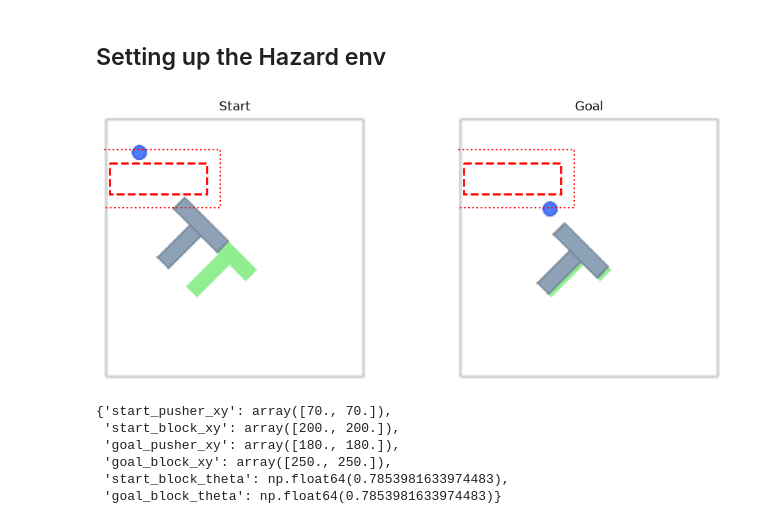
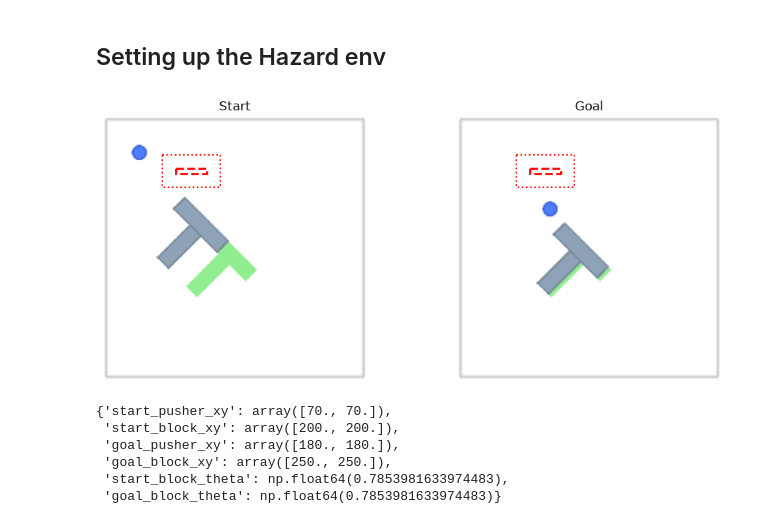
Before and after one commit to Sachin2911/Safety-Dial, a Jupyter notebook: experiments/LinearProbeAndAvoidance.ipynb, the cells around one changed output. Cells and saved outputs as stored; diff of their text form; code cells hidden in the pictures.

```diff
--- a/experiments/LinearProbeAndAvoidance.ipynb
+++ b/experiments/LinearProbeAndAvoidance.ipynb
@@ -345,7 +347,7 @@ MLP probe: LeWM latents → pusher (x, y)
 [figure]
 # %%
 # Planning cushion from imagination RMSE at t=5 (not Ridge/MLP holdout RMSE).
-PROBE_MARGIN = 2.0 * 13.23
+PROBE_MARGIN, margin_stats = margin_from_imagination(true_xy, imag_xy, t=5, q=95.0)
 # %% [markdown]
 # Testing the Avoidance
 # %% [markdown]
@@ -624,37 +617,28 @@ clips=256  horizon=5  frameskip=5  batch=16
 # %% [markdown]
 ## Setting up the Hazard env
 # %%
-# Compact obstacle on the nominal pusher route. After adding PROBE_MARGIN, both
-# the start (70, 70) and goal (180, 180) remain outside the planning exclusion box.
-hazard_box = (105.0, 145.0, 105.0, 145.0)  # (x_min, x_max, y_min, y_max)
+# Across the pusher path from (70, 70) toward the T; not between block start/goal
+hazard_box = (140.0, 200.0, 100.0, 110.0)  # (x_min, x_max, y_min, y_max)
 
 start_state = make_pusht_state(
     pusher_xy=(70, 70),
     block_xy=(200, 200),
     block_theta=np.pi / 4,
 )
 goal_state = make_pusht_state(
     pusher_xy=(180, 180),
     block_xy=(250, 250),
     block_theta=np.pi / 4,
 )
 
-expanded_hazard = expand_box(hazard_box, PROBE_MARGIN)
-for label, xy in {"start": start_state[:2], "goal": goal_state[:2]}.items():
-    x, y = xy
-    x0, x1, y0, y1 = expanded_hazard
-    assert not (x0 <= x <= x1 and y0 <= y <= y1), (
-        f"{label} pusher lies inside the margin-expanded hazard box"
-    )
-
 visualize_pusht_layout(
     start_state,
     goal_state,
     hazard_box=hazard_box,
     hazard_margin=PROBE_MARGIN,
 )
 # %% [output]
-[figure, old version]
+[figure, new version]
 {'start_pusher_xy': array([70., 70.]),
  'start_block_xy': array([200., 200.]),
  'goal_pusher_xy': array([180., 180.]),
```
Also changed, not shown: parts of 10 cells of this notebook, 3 other files.
